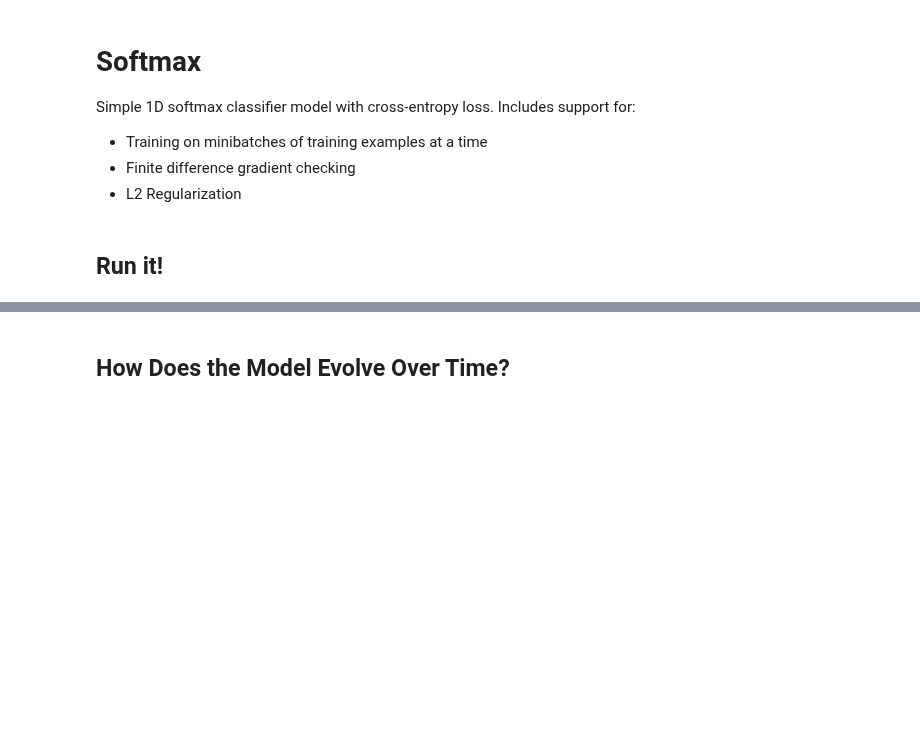
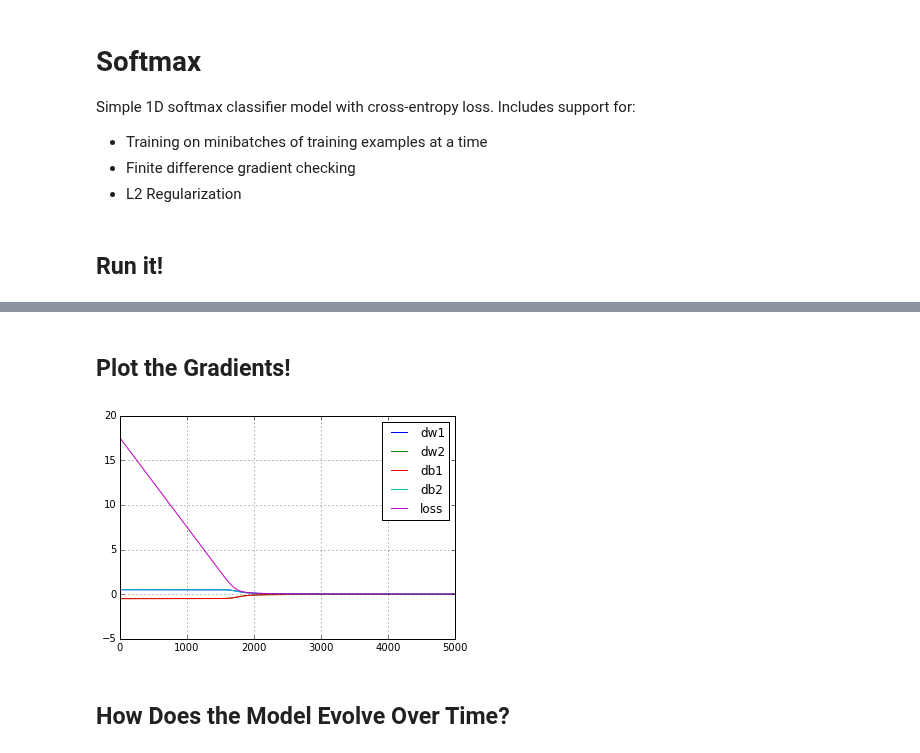
Before and after one commit to ebanner/cs393r_project, a Jupyter notebook: 1d/Softmax.ipynb, the cells around one changed output, grey strips where cells are left out. Cells and saved outputs as stored; diff of their text form; code cells hidden in the pictures; blank space fills up the shorter version.

```diff
--- a/1d/Softmax.ipynb
+++ b/1d/Softmax.ipynb
@@ -99,3 +118,11 @@ estimates = list(estimates(5000))
+# %% [markdown]
+## Plot the Gradients!
+# %%
+axes = df[['dw1', 'dw2', 'db1', 'db2', 'loss']].plot()
+axes.xaxis.grid(b=True)
+axes.yaxis.grid(b=True)
+# %% [output]
+[figure, added]
 # %% [markdown]
 ## How Does the Model Evolve Over Time?
 # %%
```
Also changed, not shown: parts of 5 cells of this notebook.
